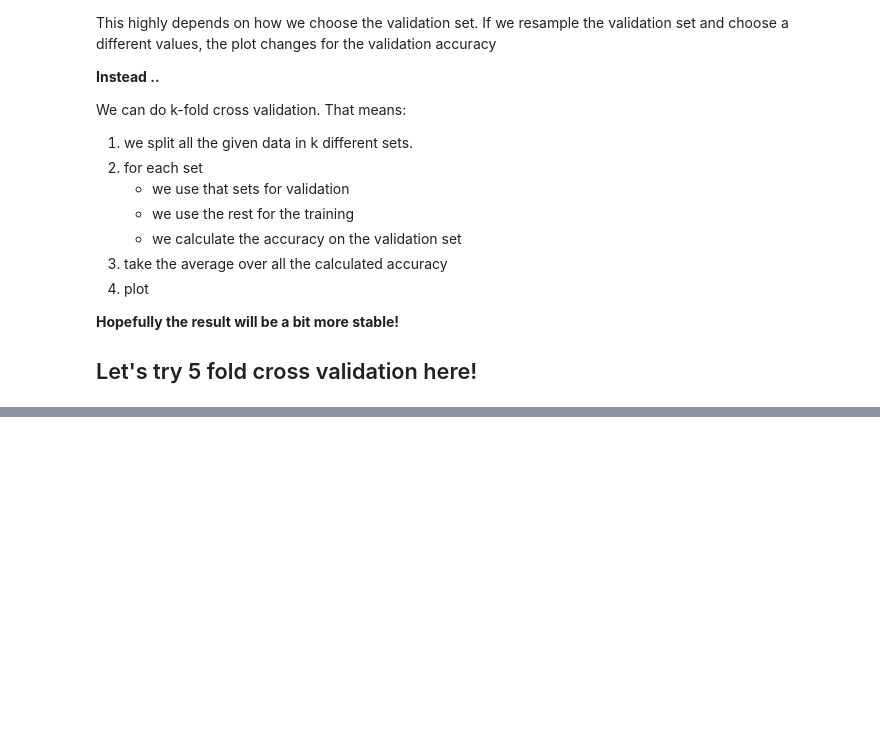
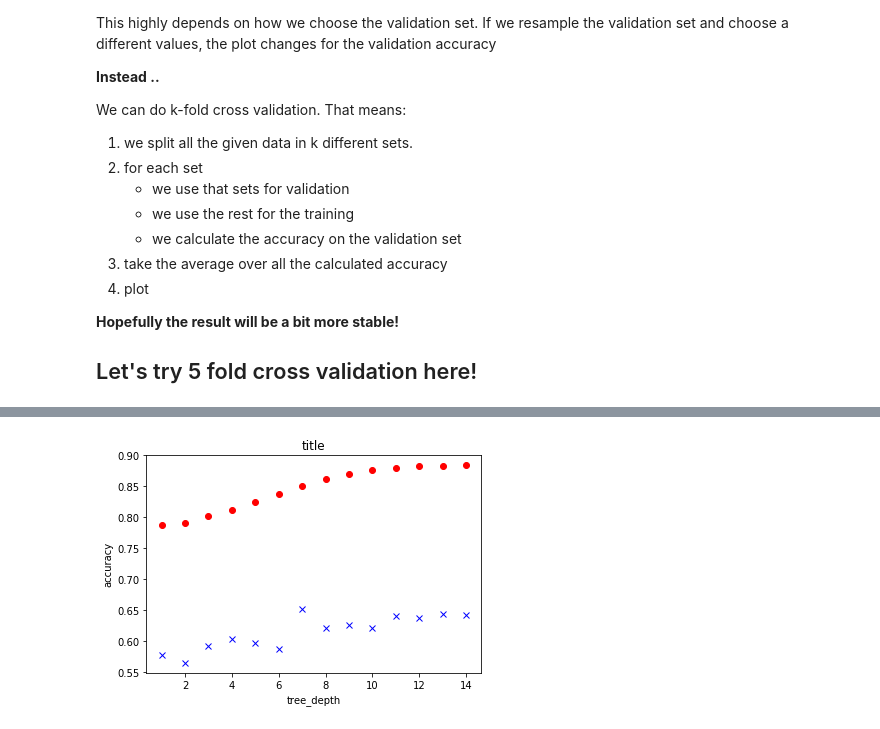
Before and after one commit to frankzl/titanic-kaggle-challenge, a Jupyter notebook: 01-Training-Validation-Testing.ipynb, the cells around one changed output, grey strips where cells are left out. Saved outputs shown, nothing was run; the diff lists cells and outputs as text; code cells hidden in the pictures; blank space fills up the shorter version.

```diff
--- a/01-Training-Validation-Testing.ipynb
+++ b/01-Training-Validation-Testing.ipynb
@@ -191,0 +265,15 @@ def get_splits(data):
+# %%
+max_depths = list(range(1,15))
+
+training_history = []
+validation_history = []
+
+training_set, _ = ex.load("data")
+
+for i in max_depths:
+    print("Max Depth: " + str(i))
+    training_acc, validation_acc = cross_validation_accuracy(training_set, 5, i, printf=True)
+    training_history.append( training_acc )
+    validation_history.append( validation_acc )
+
+    print("\n----------------")
@@ -191,0 +309,12 @@ def get_splits(data):
+# %%
+figure()
+plt.plot(max_depths, training_history, 'o', color='red')
+plt.plot(max_depths, validation_history, 'x', color='blue')
+
+plt.xlabel('tree_depth')
+plt.ylabel('accuracy')
+plt.title('title')
+
+plt.show()
+# %% [output]
+[figure, added]
```
Also changed, not shown: parts of 12 cells of this notebook.
